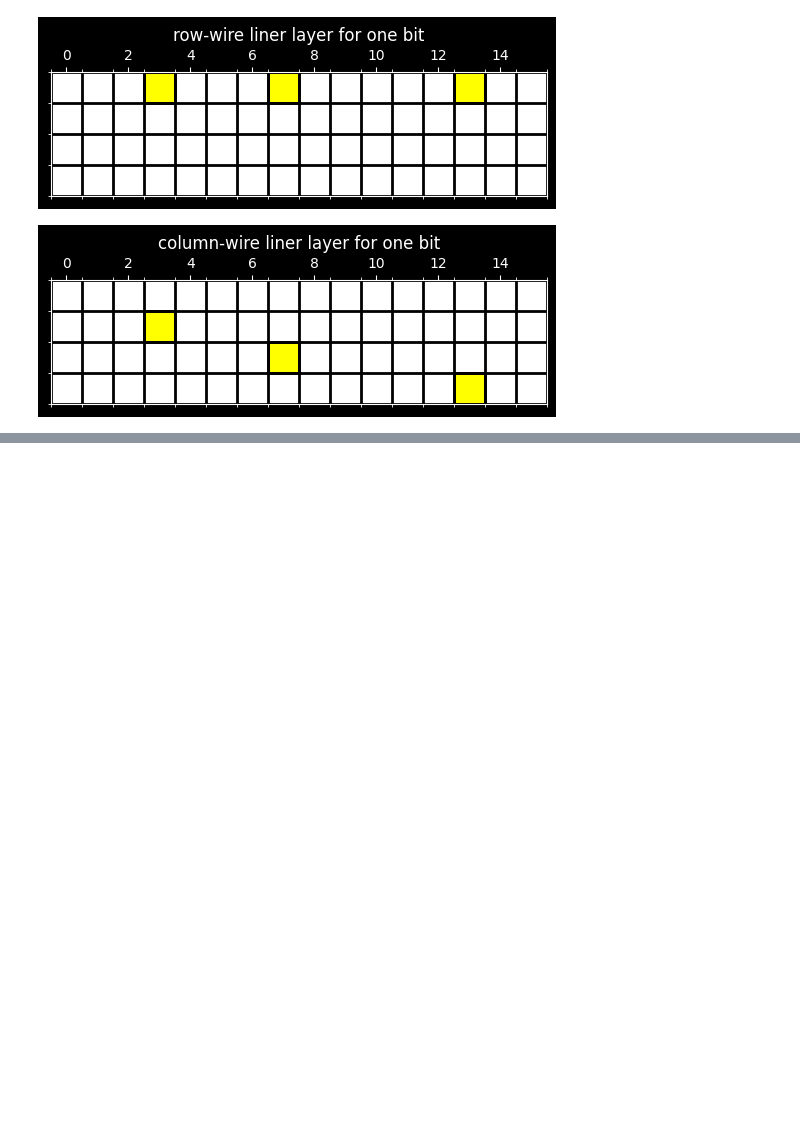
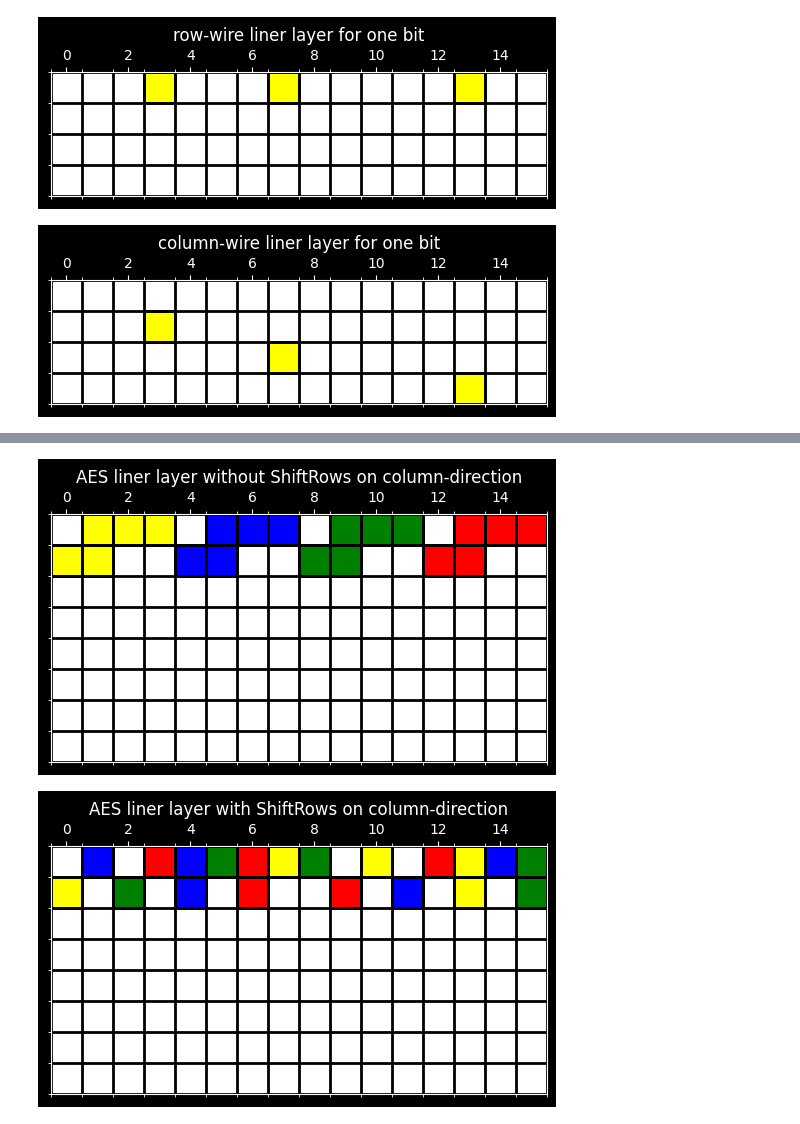
Before and after one commit to jiahaoxiang2000/misc, a Jupyter notebook: bitslicing.ipynb, the cells around one changed output, grey strips where cells are left out. Cells and saved outputs as stored; diff of their text form; code cells hidden in the pictures; blank space fills up the shorter version.

```diff
--- a/bitslicing.ipynb
+++ b/bitslicing.ipynb
@@ -197,0 +167,41 @@ plot_highlighted_grid(
+# %%
+aes_column = [0, 4, 8, 12, 1, 5, 9, 13, 2, 6, 10, 14, 3, 7, 11, 15]
+
+highlighted_squares = [
+    ([(1, 0), (1, 4), (0, 4), (0, 8), (0, 12)], "yellow"),
+    ([(1, 1), (1, 5), (0, 5), (0, 9), (0, 13)], "blue"),
+    ([(1, 2), (1, 6), (0, 6), (0, 10), (0, 14)], "green"),
+    ([(1, 3), (1, 7), (0, 7), (0, 11), (0, 15)], "red"),
+]
+
+# Apply the permutation to the columns (except the first column)
+permuted_highlighted_squares = []
+for squares, color in highlighted_squares:
+    permuted_squares = [(row, aes_column.index(col)) for row, col in squares]
+    permuted_highlighted_squares.append((permuted_squares, color))
+plot_highlighted_grid(
+    8,
+    16,
+    permuted_highlighted_squares,
+    "AES liner layer without ShiftRows on column-direction",
+)
+
+# aes_permutation_column = [0, 5, 10, 15, 4, 9, 14, 3, 8, 13, 2, 7, 12, 1, 6, 11]
+aes_permutation_column = [0, 5, 10, 15, 9, 14, 3, 4, 2, 7, 8, 13, 11, 12, 1, 6]
+# Apply the permutation to the columns (except the first column)
+permuted_highlighted_squares = []
+for squares, color in highlighted_squares:
+    permuted_squares = [
+        (row, aes_column.index(aes_permutation_column.index(col)))
+        for row, col in squares
+    ]
+    permuted_highlighted_squares.append((permuted_squares, color))
+plot_highlighted_grid(
+    8,
+    16,
+    permuted_highlighted_squares,
+    "AES liner layer with ShiftRows on column-direction",
+)
+# %% [output]
+[figure, added]
+[figure, added]
```
Also changed, not shown: parts of 2 cells of this notebook.
